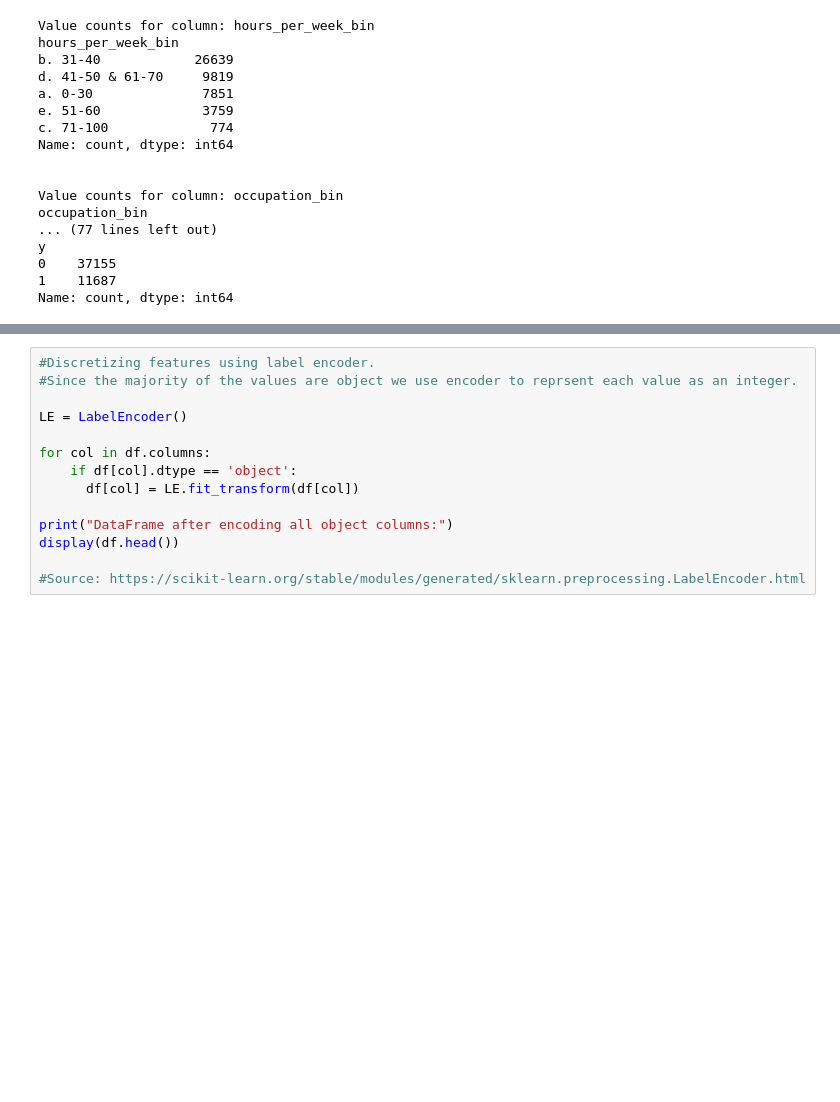
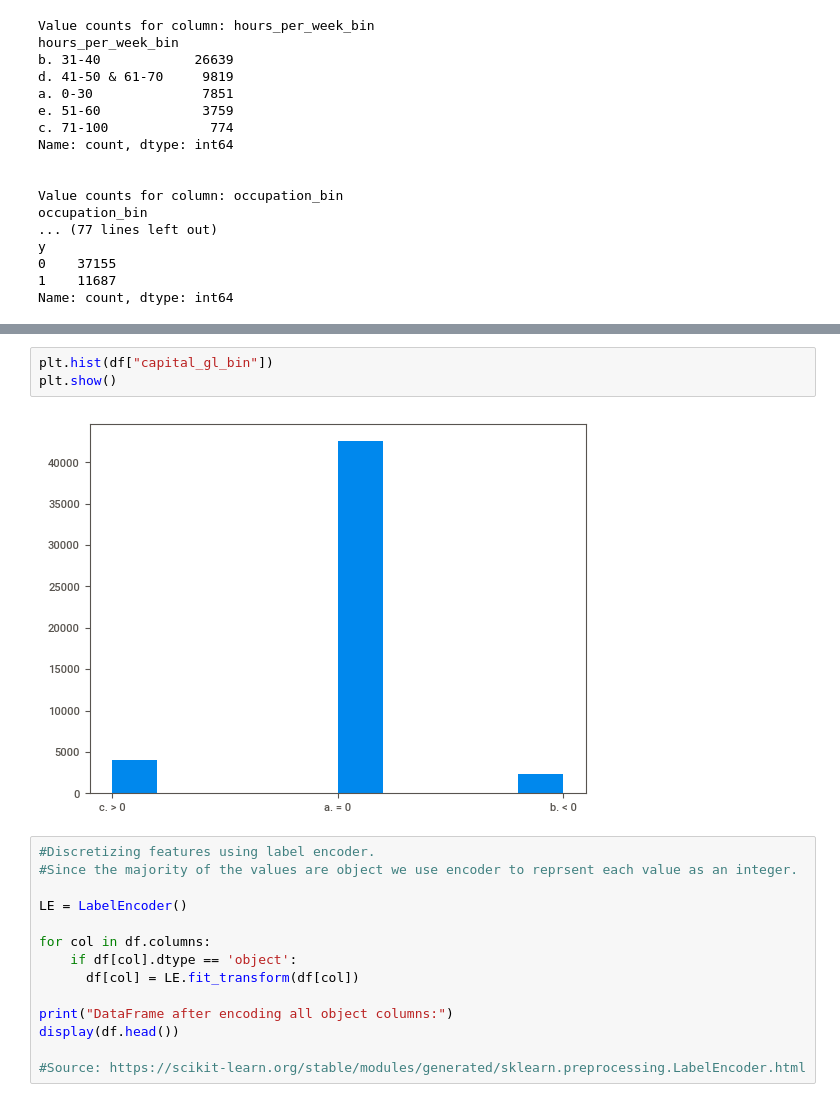
Before and after one commit to Sarkis55/CA04---Ensemble_Learning_Census_Data, a Jupyter notebook: CA04_Ensemble_Learning.ipynb, the cells around one changed output, grey strips where cells are left out. Drawn from its saved outputs; the diff is of its cells as text; blank space fills up the shorter version.

```diff
--- a/CA04_Ensemble_Learning.ipynb
+++ b/CA04_Ensemble_Learning.ipynb
@@ -96,3 +118,8 @@ Name: count, dtype: int64
+# %%
+plt.hist(df["capital_gl_bin"])
+plt.show()
+# %% [output]
+[figure, added]
 # %%
 #Discretizing features using label encoder.
 #Since the majority of the values are object we use encoder to reprsent each value as an integer.
```
Also changed, not shown: parts of 16 cells of this notebook.
